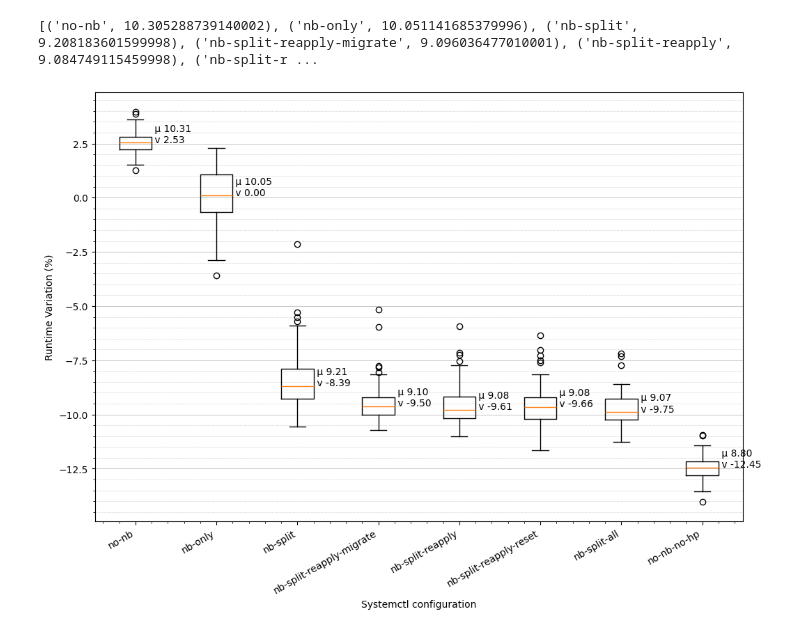
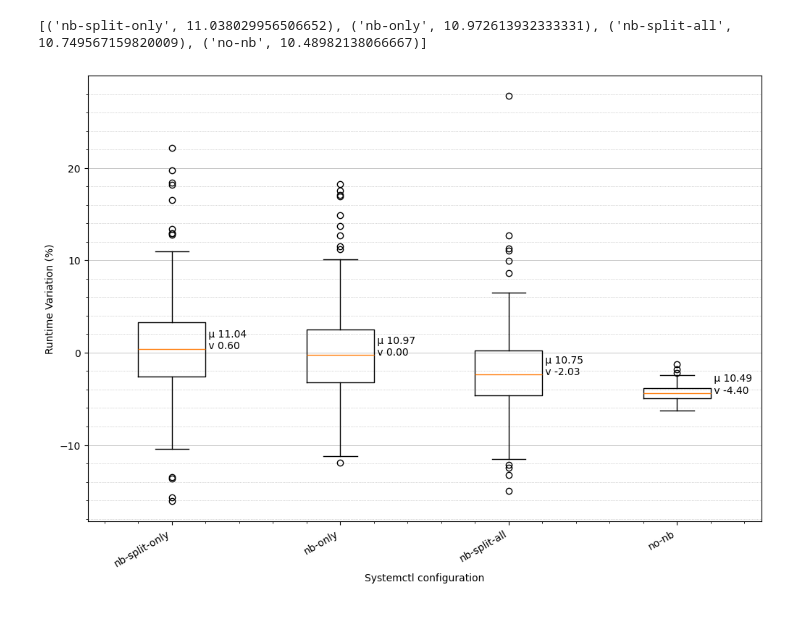
Before and after one commit to clementgd/INRIA-scripts, a Jupyter notebook: ircvm/kernel_patch.ipynb, the cells around one changed output. Cells and saved outputs as stored; diff of their text form; code cells hidden in the pictures.

Commit message:
Graph of kernel patch without pinning

```diff
--- a/ircvm/kernel_patch.ipynb
+++ b/ircvm/kernel_patch.ipynb
@@ -51,7 +51,8 @@ def get_benchmark_durations_and_variations(benchmark_dir_path):
 
     return duration_dict, variation_dict, sorted(averages.items(), key=lambda x: x[1], reverse=True)
 
-durations, variations, averages = get_benchmark_durations_and_variations(in_kernel_patch_dir("cg.C__dahu-29__split-aggressive"))
+# durations, variations, averages = get_benchmark_durations_and_variations(in_kernel_patch_dir("cg.C__dahu-29__split-aggressive"))
+durations, variations, averages = get_benchmark_durations_and_variations(in_kernel_patch_dir("cg.C__dahu-28__main__none"))
 
 print(averages)
 
@@ -63,32 +64,32 @@ print(averages)
 # labels = [f"k\n{average : }"]
 
 def average(l):
     return sum(l) / len(l)
 
 labels = [a[0] for a in averages]
 ordered_durations = [durations[l] for l in labels]
 ordered_variations = [variations[l] for l in labels]
 durations_np = np.array(ordered_durations)
 avg = durations_np.mean(axis=1)
 stddev = durations_np.std(axis=0)
 
 bp = plt.boxplot(ordered_variations, labels=labels, widths=0.4)
 ax = plt.gca()
 # bp = ax.boxplot(data3, showmeans=True)
 
 for i, line in enumerate(bp['medians']):
     x, y = line.get_xydata()[1]
     text = ' μ {:.2f}\n v {:.2f}'.format(avg[i], average(ordered_variations[i]))
     ax.annotate(text, xy=(x, y))
 
 plt.minorticks_on()
 plt.gcf().set_size_inches(12, 8)
 plt.xticks(rotation=30, ha='right')
 plt.grid(axis="y", which="major", linewidth=0.5)
 plt.grid(axis="y", which="minor", linestyle=":", linewidth=0.5)
 plt.ylabel("Runtime Variation (%)")
 plt.xlabel("Systemctl configuration")
 plt.show()
 # %% [output]
-[('no-nb', 10.305288739140002), ('nb-only', 10.051141685379996), ('nb-split', 9.208183601599998), ('nb-split-reapply-migrate', 9.096036477010001), ('nb-split-reapply', 9.084749115459998), ('nb-split-r ...
+[('nb-split-only', 11.038029956506652), ('nb-only', 10.972613932333331), ('nb-split-all', 10.749567159820009), ('no-nb', 10.48982138066667)]
-[figure, old version]
+[figure, new version]
```
Also changed, not shown: parts of 2 cells of this notebook.
